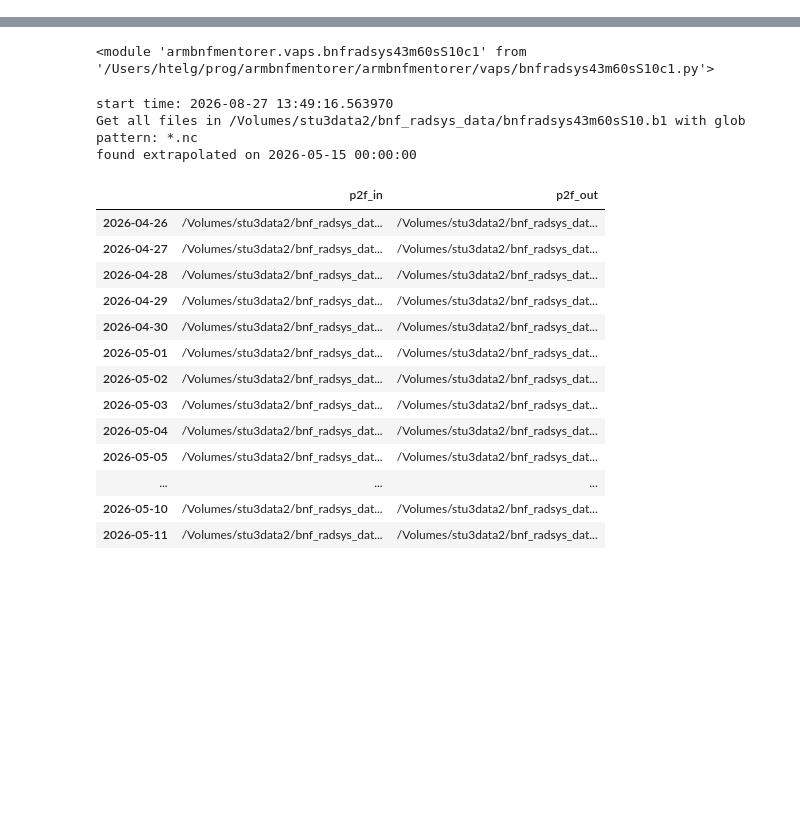
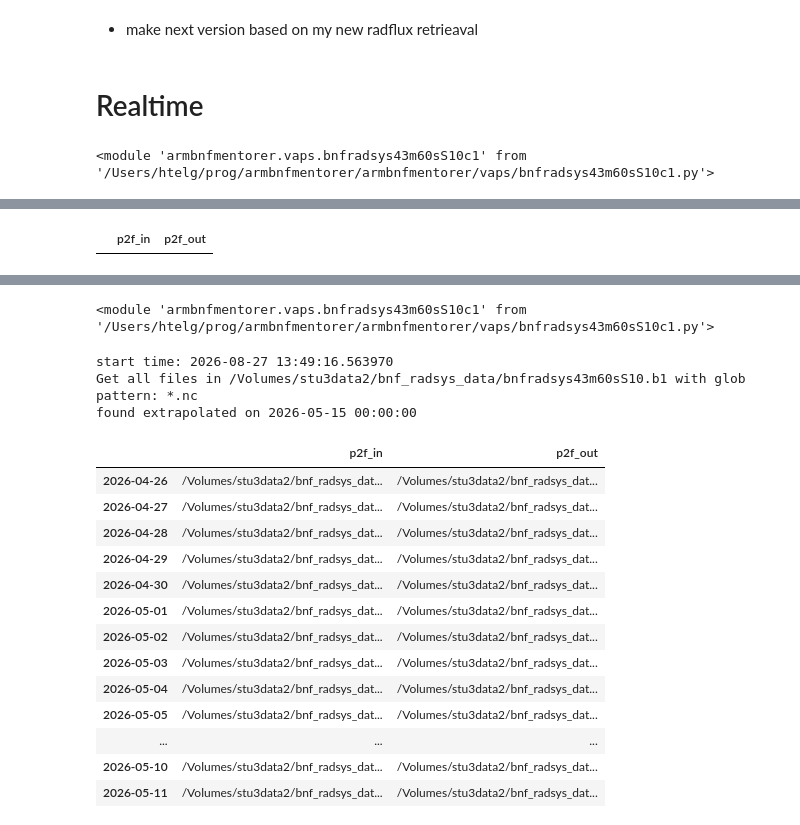
Before and after one commit to HagenTelg/armbnfmentorer, a Jupyter notebook: notebooks/vap_development.ipynb, the cells around one changed output, grey strips where cells are left out. Cells and saved outputs as stored; diff of their text form; code cells hidden in the pictures; blank space fills up the shorter version.

```diff
--- a/notebooks/vap_development.ipynb
+++ b/notebooks/vap_development.ipynb
@@ -0,0 +3,2 @@
+# %% [markdown]
+*  make next version based on my new radflux retrieaval
@@ -0,0 +8,33 @@
+# %% [markdown]
+# Realtime
+# %%
+path_in = '/Volumes/stu3data2/bnf_radsys_data/bnfradsys43m60sS10.b1/'#'/Users/htelg/data/arm/archive/bnf/bnfradsys43m60sS10.b1/'
+# path_out = '~/tmp/bnfradsys43m60sS10.c1/{version}/'#'/Users/htelg/data/arm/vap/bnfradsys43m60sS10.c1/{version}/'
+path_out = '/Volumes/stu3data2/bnf_radsys_data/bnfradsys43m60sS10.c1/{version}/'#'/Users/htelg/data/arm/vap/bnfradsys43m60sS10.c1/{version}/'
+radflux_setting = '/Volumes/stu3data2/bnf_radsys_data/bnfradsys43m60sS10.c1/raflux_settings_0.1.toml'
+radflux_parameters_db = '/Volumes/stu3data2/bnf_radsys_data/bnfradsys43m60sS10.c1/radflux_0.2.db'
+reporter = None
+# %%
+reload(atmradflux)
+reload(bnfvap43.atmbrad)
+reload(bnfvap43.atmraddb)
+reload(bnfvap43)
+# %% [output]
+<module 'armbnfmentorer.vaps.bnfradsys43m60sS10c1' from '/Users/htelg/prog/armbnfmentorer/armbnfmentorer/vaps/bnfradsys43m60sS10c1.py'>
+# %%
+vapi = bnfvap43.BnfRadsys43m60sS10C1(p2fld_in = path_in,
+                                     p2fld_out = path_out,
+                                     date_from_name = lambda name: pd.to_datetime(name.split('.')[2]),
+                                     output_file_format = 'bnfradsys43m60sS10.c1.{date}.nc',
+                                     radflux_parameters_db = radflux_parameters_db,
+                                     path2raflux_setting = radflux_setting,
+                                     # real_time = True,
+                                    # start='2025-01-01',
+                                    # end='2026-07-10',
+                                    # start='2026-07-01',
+                                    # end='2027-05-01',
+                                    verbose = True)
+self = vapi
+
+vapi.workplan
+# %% [output]
@@ -0,0 +43 @@
+|  | p2f_in | p2f_out |
```
Also changed, not shown: parts of 14 cells of this notebook, 4 other files.
